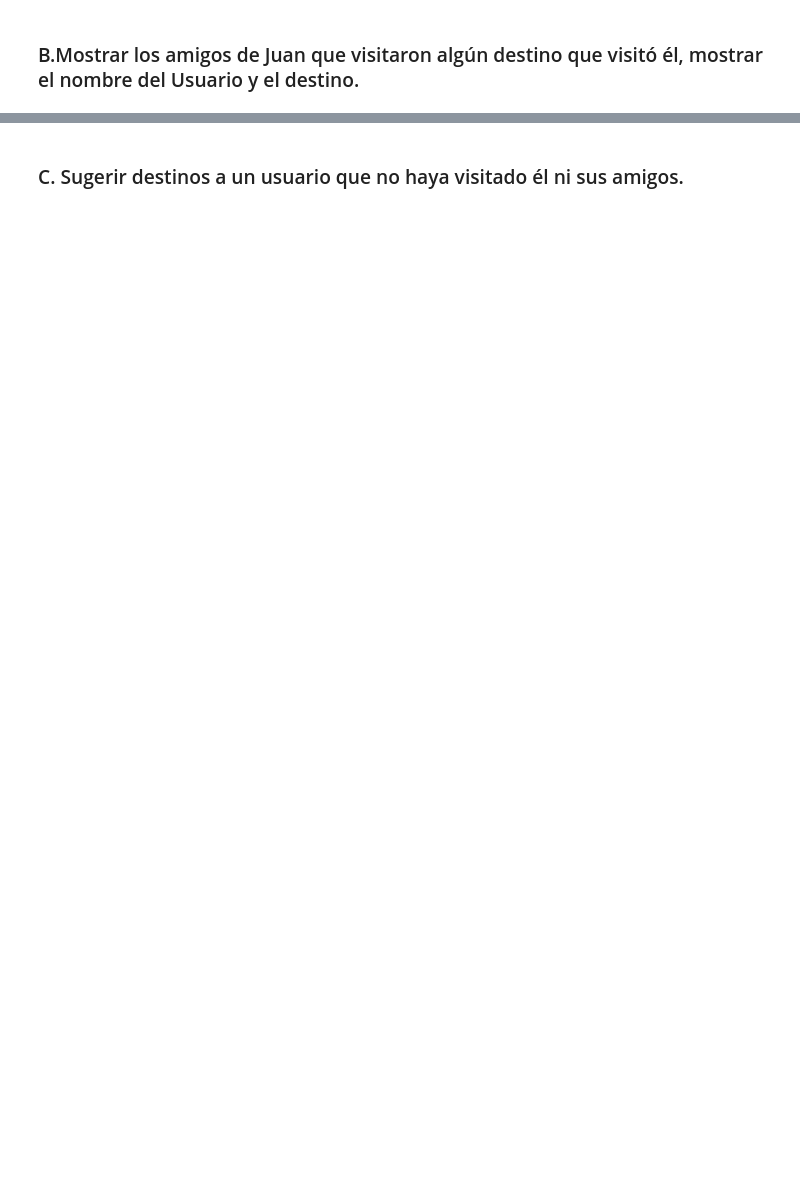
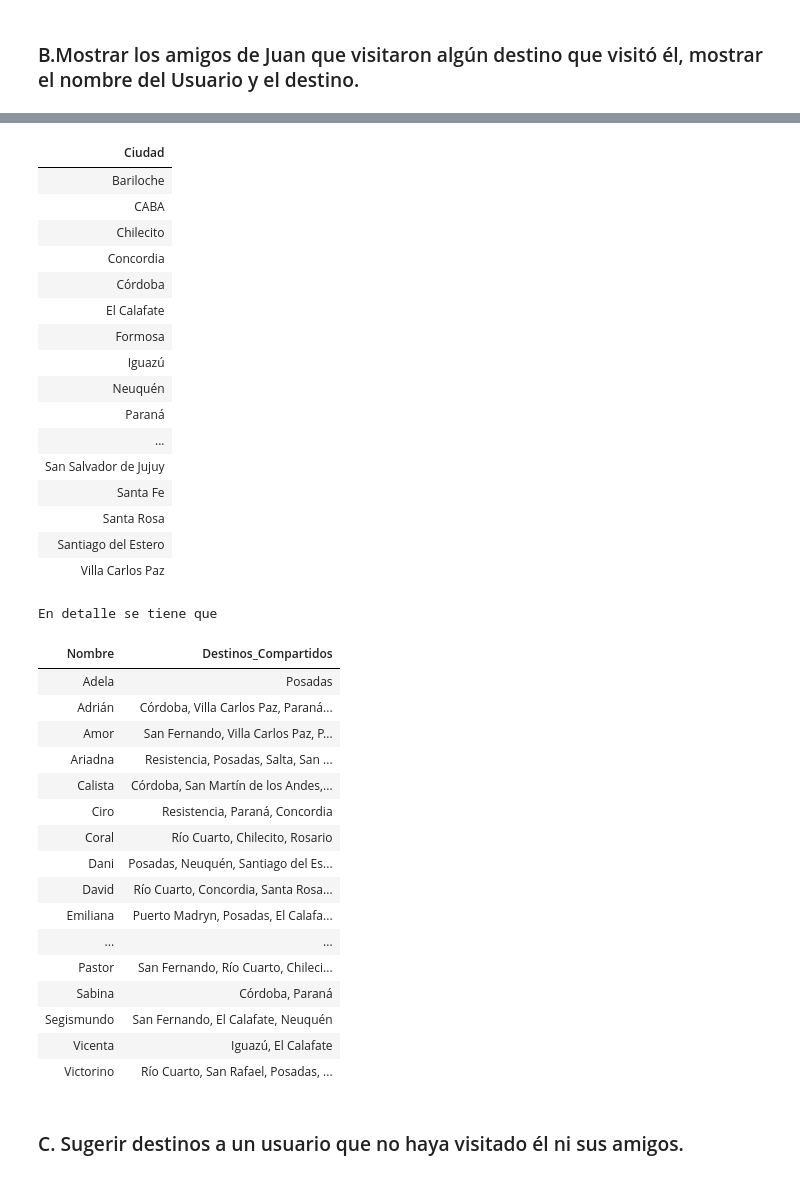
Before and after one commit to dariomicheli/BaseDatos, a Jupyter notebook: notebooks/Consultas.ipynb, the cells around one changed output, grey strips where cells are left out. Drawn from its saved outputs; the diff is of its cells as text; code cells hidden in the pictures; blank space fills up the shorter version.

```diff
--- a/notebooks/Consultas.ipynb
+++ b/notebooks/Consultas.ipynb
@@ -77,9 +82,11 @@ import pandas as pd
 # Pedimos el nombre del usuario
 nombre_usuario = input("Introduce tu nombre para saber qué lugares visitaste con tus amigos: ")
 
-# Query Cypher corregida: el parámetro se llama $nombre
+
 query = """
-MATCH (u:Usuario {nombre: $nombre})-[:AMIGO_DE]-(amigo:Usuario)
+MATCH (u:Usuario)
+WHERE toLower(u.nombre) CONTAINS toLower($nombre)
+MATCH (u)-[:AMIGO_DE]-(amigo:Usuario)
 MATCH (u)-[:VISITO]->(d:Destino)<-[:VISITO]-(amigo)
 RETURN
     amigo.nombre AS Nombre,
@@ -87,7 +94,7 @@ RETURN
 ORDER BY Nombre
 """
 
-# Mensaje de encabezado
+#Encabezado
 print("\n" + "-"*60)
 print(f"{nombre_usuario.upper()} TUS AMIGOS VISITARON ESTOS MISMOS DESTINOS QUE TÚ")
 print("-"*60 + "\n")
@@ -95,9 +102,32 @@ print("-"*60 + "\n")
 # Ejecutamos la consulta usando la función consulta() que devuelve un DataFrame
 usuarios = neo4j.consulta(db_neo4j, query, parametros={"nombre": nombre_usuario})
 
+# Convertimos listas a texto legible
+usuarios["Destinos_Compartidos"] = usuarios["Destinos_Compartidos"].apply(
+    lambda lista: ", ".join(lista) if isinstance(lista, list) else lista
+)
+
+
+
+# Muestro solo cidades
+
+# Extraer ciudades únicas
+ciudades_unicas = set()
+usuarios['Destinos_Compartidos'].str.split(', ').apply(ciudades_unicas.update)
+
+# Convertir a lista y ordenar
+ciudades_unicas = sorted(list(ciudades_unicas))
+
+# Convertir a DataFrame para poder usar display y style
+df_ciudades = pd.DataFrame(ciudades_unicas, columns=["Ciudad"])
+display(df_ciudades.style.hide(axis="index"))
+
+
+print("En detalle se tiene que ")
+
 # Mostramos el resultado
 if usuarios.empty:
     print("No se encontraron amigos que hayan visitado los mismos destinos.")
 else:
-    print(usuarios)
+    display(usuarios.style.hide(axis="index"))
 # %% [output]
@@ -118,3 +139,38 @@ CANDELA TUS AMIGOS VISITARON ESTOS MISMOS DESTINOS QUE TÚ
+| Ciudad |
+| Bariloche |
+| CABA |
+| Chilecito |
+| Concordia |
+| Córdoba |
+| El Calafate |
+| Formosa |
+| Iguazú |
+| Neuquén |
+| Paraná |
+| ... |
+| San Salvador de Jujuy |
+| Santa Fe |
+| Santa Rosa |
+| Santiago del Estero |
+| Villa Carlos Paz |
+En detalle se tiene que
+| Nombre | Destinos_Compartidos |
+| Adela | Posadas |
+| Adrián | Córdoba, Villa Carlos Paz, Paraná... |
+| Amor | San Fernando, Villa Carlos Paz, P... |
+| Ariadna | Resistencia, Posadas, Salta, San ... |
+| Calista | Córdoba, San Martín de los Andes,... |
+| Ciro | Resistencia, Paraná, Concordia |
+| Coral | Río Cuarto, Chilecito, Rosario |
+| Dani | Posadas, Neuquén, Santiago del Es... |
+| David | Río Cuarto, Concordia, Santa Rosa... |
+| Emiliana | Puerto Madryn, Posadas, El Calafa... |
+| ... | ... |
+| Pastor | San Fernando, Río Cuarto, Chileci... |
+| Sabina | Córdoba, Paraná |
+| Segismundo | San Fernando, El Calafate, Neuquén |
+| Vicenta | Iguazú, El Calafate |
+| Victorino | Río Cuarto, San Rafael, Posadas, ... |
 # %% [markdown]
 ### C. Sugerir destinos a un usuario que no haya visitado él ni sus amigos.
 # %%
```
Also changed, not shown: parts of 12 cells of this notebook, 3 other files.
